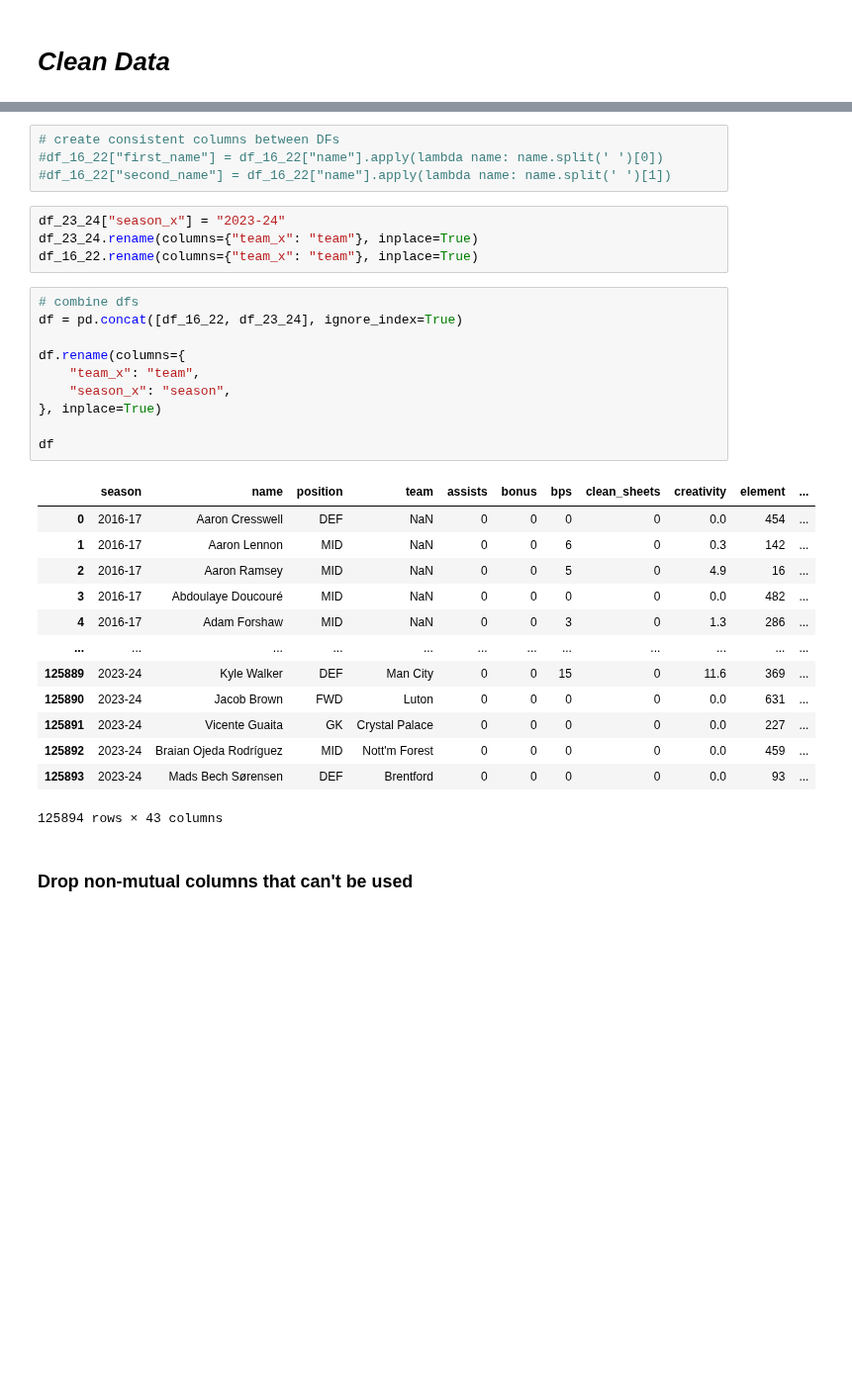
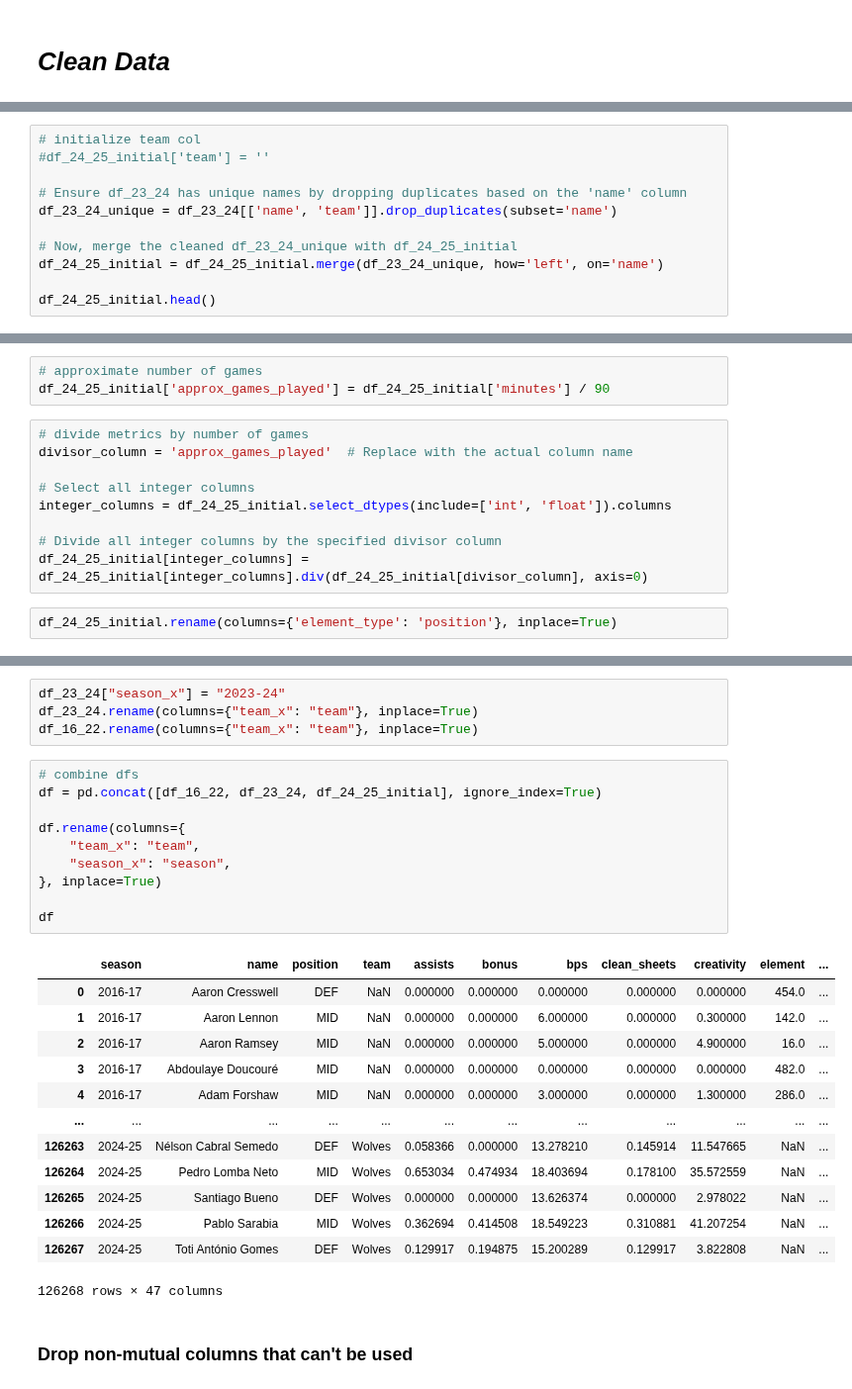
Before and after one commit to ossianhempel/fpl, a Jupyter notebook: inital_prediction.ipynb, the cells around one changed output, grey strips where cells are left out. Shown at 99% size. Cells and saved outputs as stored; diff of their text form; blank space fills up the shorter version.

```diff
--- a/inital_prediction.ipynb
+++ b/inital_prediction.ipynb
@@ -90,0 +139,11 @@ df_players.head()
+# %%
+# initialize team col
+#df_24_25_initial['team'] = ''
+
+# Ensure df_23_24 has unique names by dropping duplicates based on the 'name' column
+df_23_24_unique = df_23_24[['name', 'team']].drop_duplicates(subset='name')
+
+# Now, merge the cleaned df_23_24_unique with df_24_25_initial
+df_24_25_initial = df_24_25_initial.merge(df_23_24_unique, how='left', on='name')
+
+df_24_25_initial.head()
@@ -91 +158,15 @@ df_players.head()
+# %%
+# approximate number of games
+df_24_25_initial['approx_games_played'] = df_24_25_initial['minutes'] / 90
+# %%
+# divide metrics by number of games
+divisor_column = 'approx_games_played'  # Replace with the actual column name
+
+# Select all integer columns
+integer_columns = df_24_25_initial.select_dtypes(include=['int', 'float']).columns
+
+# Divide all integer columns by the specified divisor column
+df_24_25_initial[integer_columns] = df_24_25_initial[integer_columns].div(df_24_25_initial[divisor_column], axis=0)
+# %%
+df_24_25_initial.rename(columns={'element_type': 'position'}, inplace=True)
 # %% [markdown]
@@ -93,35 +174,31 @@ df_players.head()
-# %%
-# create consistent columns between DFs
-#df_16_22["first_name"] = df_16_22["name"].apply(lambda name: name.split(' ')[0])
-#df_16_22["second_name"] = df_16_22["name"].apply(lambda name: name.split(' ')[1])
 # %%
 df_23_24["season_x"] = "2023-24"
 df_23_24.rename(columns={"team_x": "team"}, inplace=True)
 df_16_22.rename(columns={"team_x": "team"}, inplace=True)
 # %%
 # combine dfs
-df = pd.concat([df_16_22, df_23_24], ignore_index=True)
+df = pd.concat([df_16_22, df_23_24, df_24_25_initial], ignore_index=True)
 
 df.rename(columns={
     "team_x": "team",
     "season_x": "season",
 }, inplace=True)
 
 df
 # %% [output]
 |  | season | name | position | team | assists | bonus | bps | clean_sheets | creativity | element | ... |
-| 0 | 2016-17 | Aaron Cresswell | DEF | NaN | 0 | 0 | 0 | 0 | 0.0 | 454 | ... |
-| 1 | 2016-17 | Aaron Lennon | MID | NaN | 0 | 0 | 6 | 0 | 0.3 | 142 | ... |
-| 2 | 2016-17 | Aaron Ramsey | MID | NaN | 0 | 0 | 5 | 0 | 4.9 | 16 | ... |
-| 3 | 2016-17 | Abdoulaye Doucouré | MID | NaN | 0 | 0 | 0 | 0 | 0.0 | 482 | ... |
-| 4 | 2016-17 | Adam Forshaw | MID | NaN | 0 | 0 | 3 | 0 | 1.3 | 286 | ... |
+| 0 | 2016-17 | Aaron Cresswell | DEF | NaN | 0.000000 | 0.000000 | 0.000000 | 0.000000 | 0.000000 | 454.0 | ... |
+| 1 | 2016-17 | Aaron Lennon | MID | NaN | 0.000000 | 0.000000 | 6.000000 | 0.000000 | 0.300000 | 142.0 | ... |
+| 2 | 2016-17 | Aaron Ramsey | MID | NaN | 0.000000 | 0.000000 | 5.000000 | 0.000000 | 4.900000 | 16.0 | ... |
+| 3 | 2016-17 | Abdoulaye Doucouré | MID | NaN | 0.000000 | 0.000000 | 0.000000 | 0.000000 | 0.000000 | 482.0 | ... |
+| 4 | 2016-17 | Adam Forshaw | MID | NaN | 0.000000 | 0.000000 | 3.000000 | 0.000000 | 1.300000 | 286.0 | ... |
 | ... | ... | ... | ... | ... | ... | ... | ... | ... | ... | ... | ... |
-| 125889 | 2023-24 | Kyle Walker | DEF | Man City | 0 | 0 | 15 | 0 | 11.6 | 369 | ... |
-| 125890 | 2023-24 | Jacob Brown | FWD | Luton | 0 | 0 | 0 | 0 | 0.0 | 631 | ... |
-| 125891 | 2023-24 | Vicente Guaita | GK | Crystal Palace | 0 | 0 | 0 | 0 | 0.0 | 227 | ... |
-| 125892 | 2023-24 | Braian Ojeda Rodríguez | MID | Nott'm Forest | 0 | 0 | 0 | 0 | 0.0 | 459 | ... |
-| 125893 | 2023-24 | Mads Bech Sørensen | DEF | Brentford | 0 | 0 | 0 | 0 | 0.0 | 93 | ... |
+| 126263 | 2024-25 | Nélson Cabral Semedo | DEF | Wolves | 0.058366 | 0.000000 | 13.278210 | 0.145914 | 11.547665 | NaN | ... |
+| 126264 | 2024-25 | Pedro Lomba Neto | MID | Wolves | 0.653034 | 0.474934 | 18.403694 | 0.178100 | 35.572559 | NaN | ... |
+| 126265 | 2024-25 | Santiago Bueno | DEF | Wolves | 0.000000 | 0.000000 | 13.626374 | 0.000000 | 2.978022 | NaN | ... |
+| 126266 | 2024-25 | Pablo Sarabia | MID | Wolves | 0.362694 | 0.414508 | 18.549223 | 0.310881 | 41.207254 | NaN | ... |
+| 126267 | 2024-25 | Toti António Gomes | DEF | Wolves | 0.129917 | 0.194875 | 15.200289 | 0.129917 | 3.822808 | NaN | ... |
-125894 rows × 43 columns
+126268 rows × 47 columns
 # %% [markdown]
 ### Drop non-mutual columns that can't be used
 # %%
```
Also changed, not shown: parts of 29 cells of this notebook, 1 other file.
